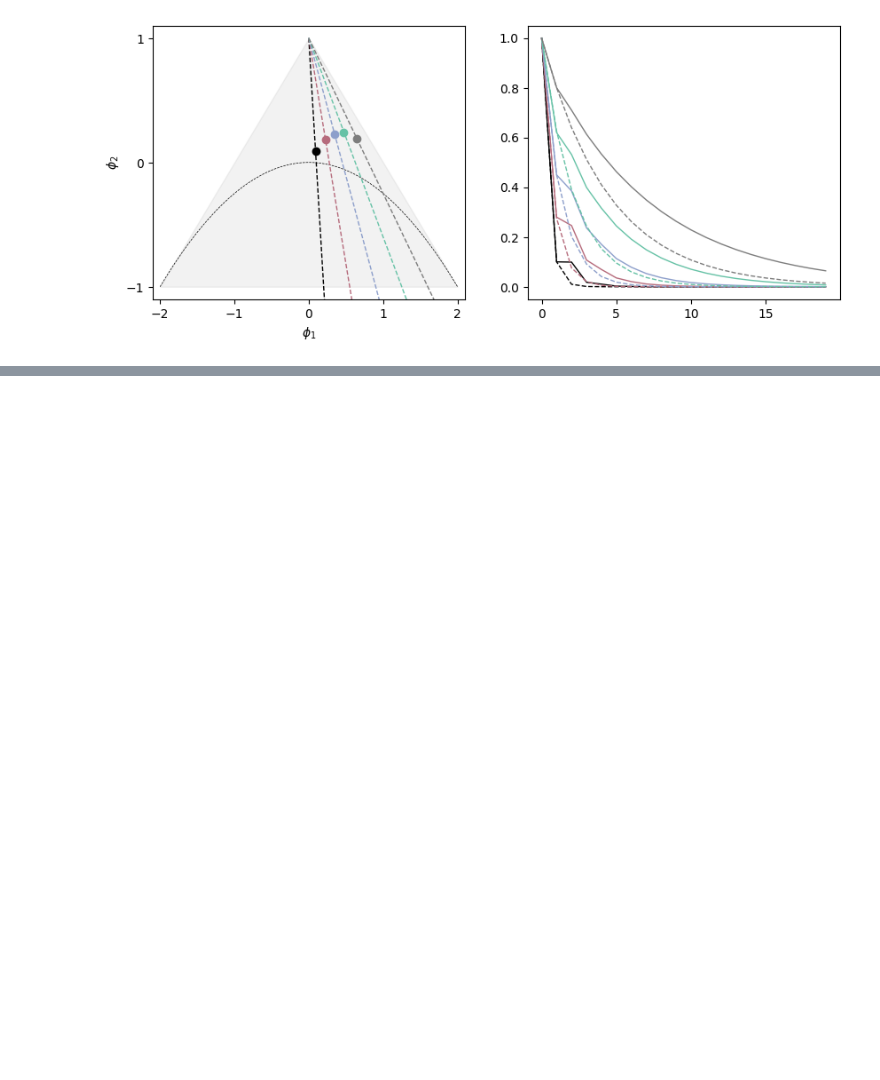
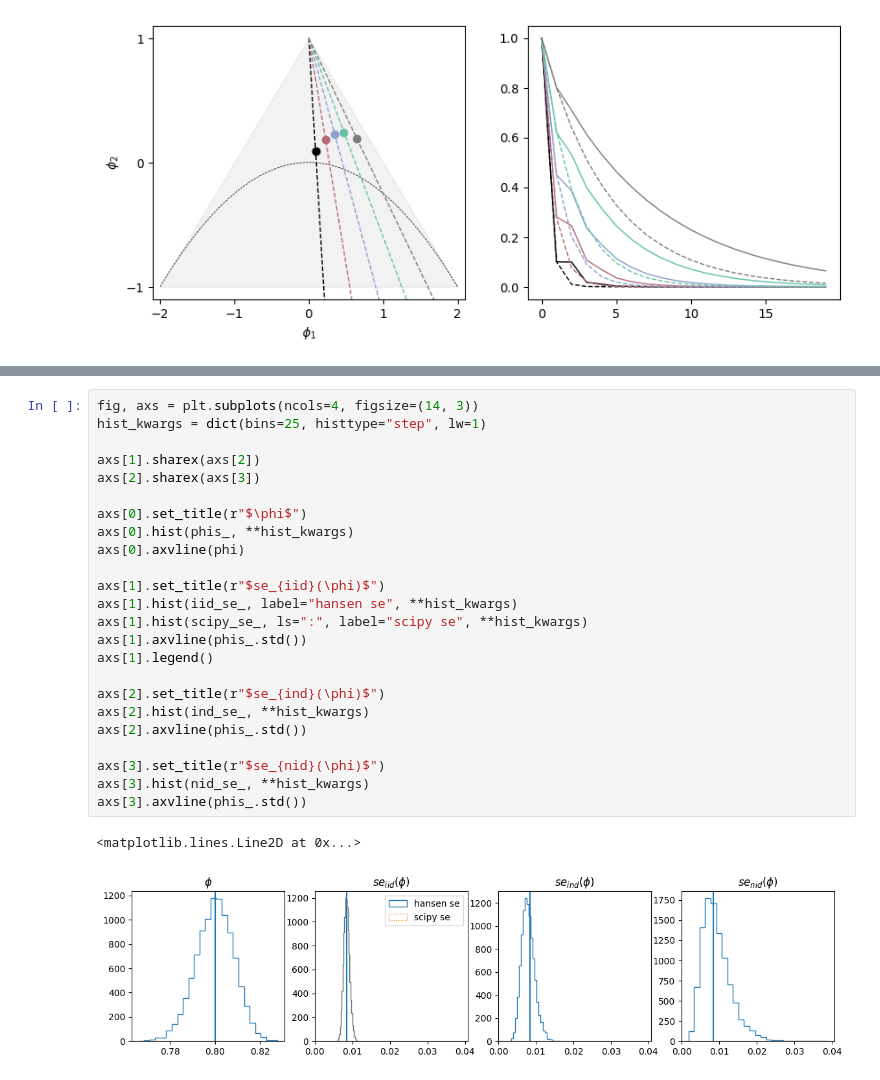
Before and after one commit to griegner/fmri-timescales, a Jupyter notebook: examples/simulations.ipynb, the cells around one changed output, grey strips where cells are left out. Drawn from its saved outputs; the diff is of its cells as text; blank space fills up the shorter version.

```diff
--- a/examples/simulations.ipynb
+++ b/examples/simulations.ipynb
@@ -118,0 +204,27 @@ for idx in range(5):
+# %%
+fig, axs = plt.subplots(ncols=4, figsize=(14, 3))
+hist_kwargs = dict(bins=25, histtype="step", lw=1)
+
+axs[1].sharex(axs[2])
+axs[2].sharex(axs[3])
+
+axs[0].set_title(r"$\phi$")
+axs[0].hist(phis_, **hist_kwargs)
+axs[0].axvline(phi)
+
+axs[1].set_title(r"$se_{iid}(\phi)$")
+axs[1].hist(iid_se_, label="hansen se", **hist_kwargs)
+axs[1].hist(scipy_se_, ls=":", label="scipy se", **hist_kwargs)
+axs[1].axvline(phis_.std())
+axs[1].legend()
+
+axs[2].set_title(r"$se_{ind}(\phi)$")
+axs[2].hist(ind_se_, **hist_kwargs)
+axs[2].axvline(phis_.std())
+
+axs[3].set_title(r"$se_{nid}(\phi)$")
+axs[3].hist(nid_se_, **hist_kwargs)
+axs[3].axvline(phis_.std())
+# %% [output]
+<matplotlib.lines.Line2D at 0x...>
+[figure, added]
```
Also changed, not shown: parts of 3 cells of this notebook.
